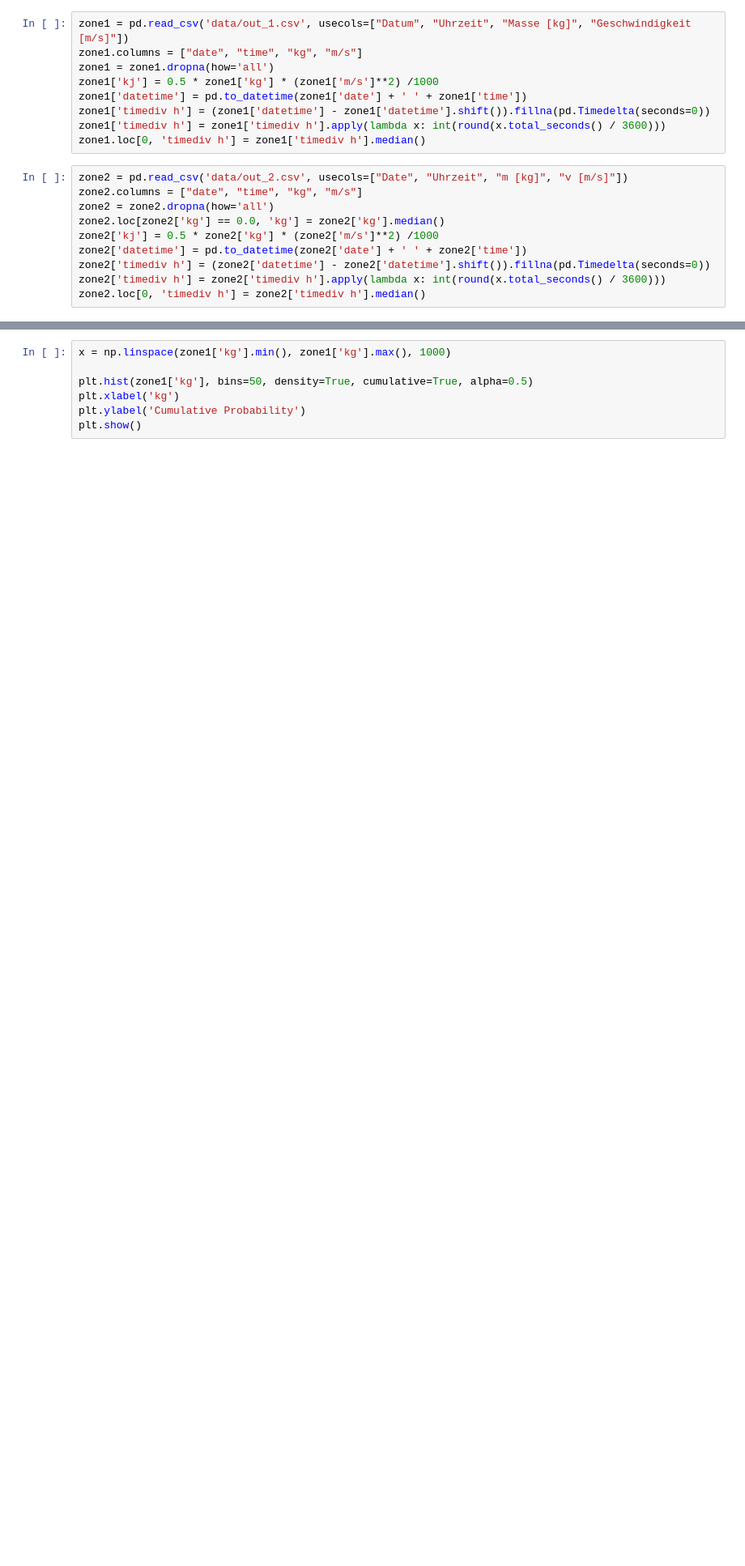
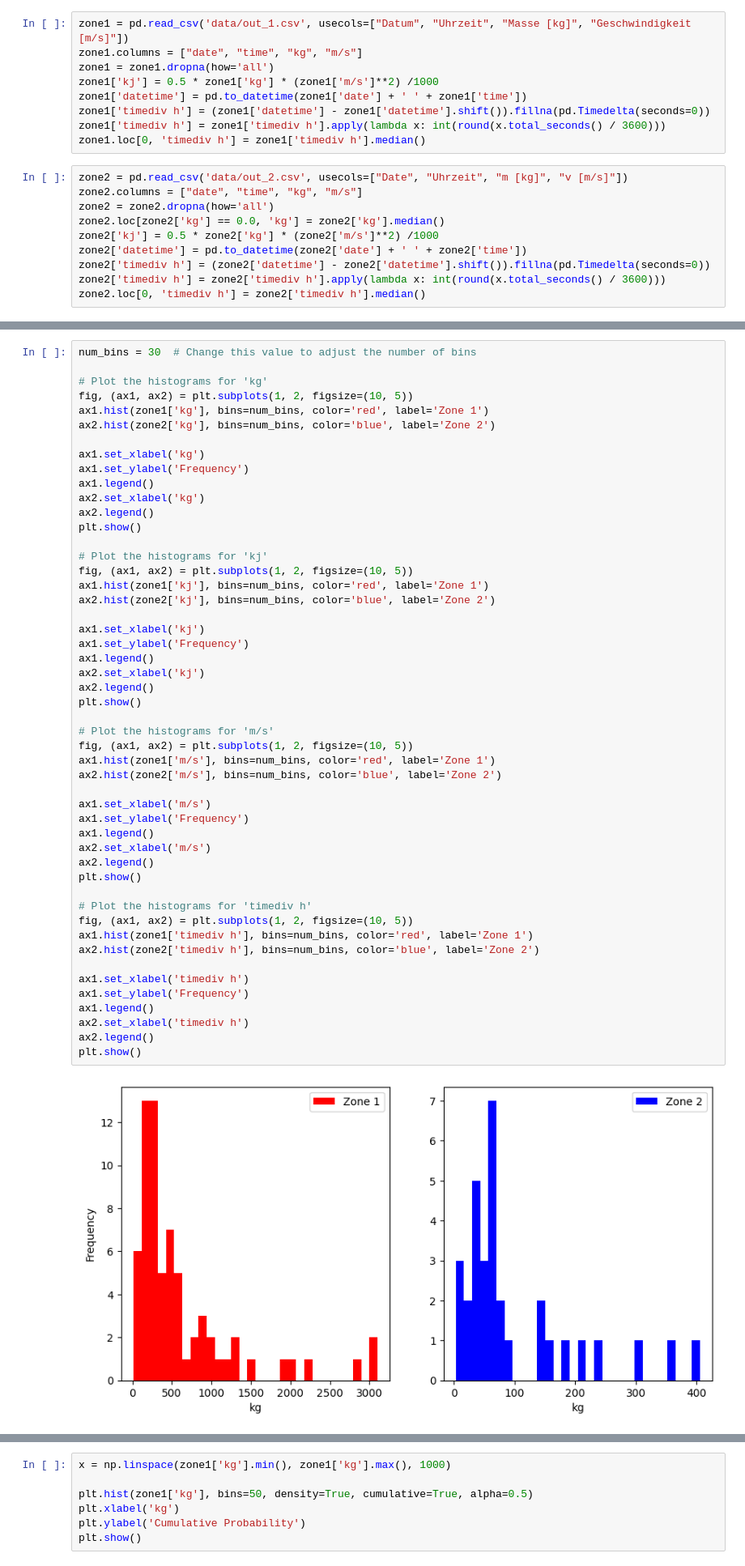
Before and after one commit to staldenhoefler/Steinschlag, a Jupyter notebook: experiment.ipynb, the cells around one changed output, grey strips where cells are left out. Shown at 81% size. Saved outputs shown, nothing was run; the diff lists cells and outputs as text; blank space fills up the shorter version.

```diff
--- a/experiment.ipynb
+++ b/experiment.ipynb
@@ -36,0 +30,52 @@ plt.show()
+# %%
+num_bins = 30  # Change this value to adjust the number of bins
+
+# Plot the histograms for 'kg'
+fig, (ax1, ax2) = plt.subplots(1, 2, figsize=(10, 5))
+ax1.hist(zone1['kg'], bins=num_bins, color='red', label='Zone 1')
+ax2.hist(zone2['kg'], bins=num_bins, color='blue', label='Zone 2')
+
+ax1.set_xlabel('kg')
+ax1.set_ylabel('Frequency')
+ax1.legend()
+ax2.set_xlabel('kg')
+ax2.legend()
+plt.show()
+
+# Plot the histograms for 'kj'
+fig, (ax1, ax2) = plt.subplots(1, 2, figsize=(10, 5))
+ax1.hist(zone1['kj'], bins=num_bins, color='red', label='Zone 1')
+ax2.hist(zone2['kj'], bins=num_bins, color='blue', label='Zone 2')
+
+ax1.set_xlabel('kj')
+ax1.set_ylabel('Frequency')
+ax1.legend()
+ax2.set_xlabel('kj')
+ax2.legend()
+plt.show()
+
+# Plot the histograms for 'm/s'
+fig, (ax1, ax2) = plt.subplots(1, 2, figsize=(10, 5))
+ax1.hist(zone1['m/s'], bins=num_bins, color='red', label='Zone 1')
+ax2.hist(zone2['m/s'], bins=num_bins, color='blue', label='Zone 2')
+
+ax1.set_xlabel('m/s')
+ax1.set_ylabel('Frequency')
+ax1.legend()
+ax2.set_xlabel('m/s')
+ax2.legend()
+plt.show()
+
+# Plot the histograms for 'timediv h'
+fig, (ax1, ax2) = plt.subplots(1, 2, figsize=(10, 5))
+ax1.hist(zone1['timediv h'], bins=num_bins, color='red', label='Zone 1')
+ax2.hist(zone2['timediv h'], bins=num_bins, color='blue', label='Zone 2')
+
+ax1.set_xlabel('timediv h')
+ax1.set_ylabel('Frequency')
+ax1.legend()
+ax2.set_xlabel('timediv h')
+ax2.legend()
+plt.show()
+# %% [output]
+[figure, added]
```
Also changed, not shown: parts of 5 cells of this notebook.
